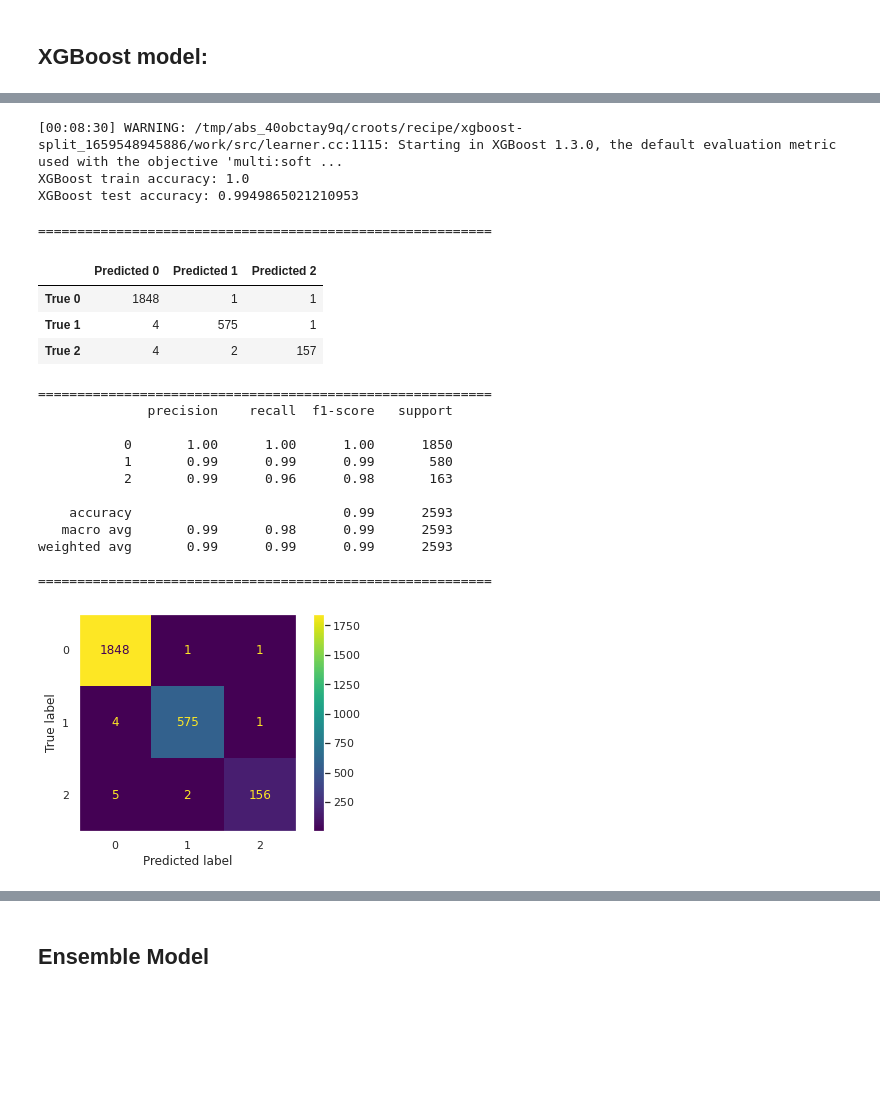
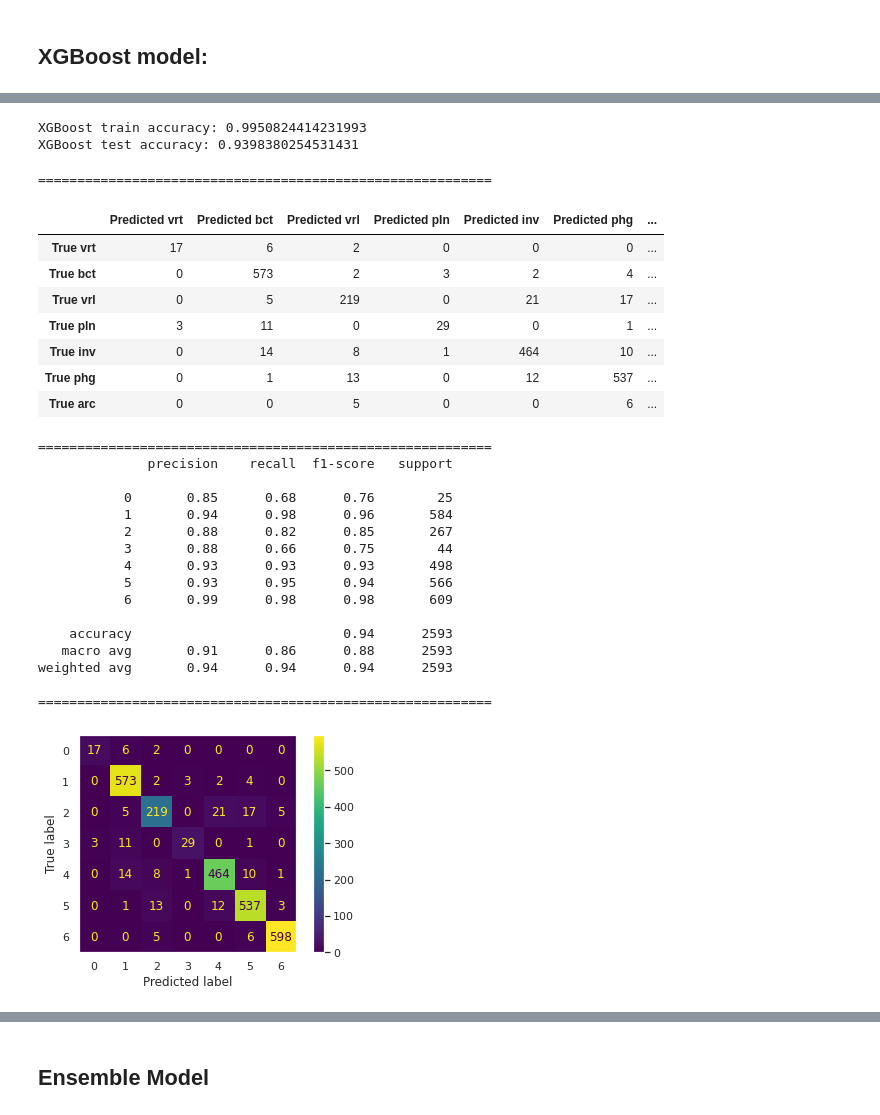
Before and after one commit to PyJasmine/codon, a Jupyter notebook: notebooks/Modelling Kingdom classes.ipynb, the cells around one changed output, grey strips where cells are left out. Drawn from its saved outputs; the diff is of its cells as text; code cells hidden in the pictures; blank space fills up the shorter version.

Commit message:
Finished models

```diff
--- a/notebooks/Modelling Kingdom classes.ipynb
+++ b/notebooks/Modelling Kingdom classes.ipynb
@@ -101,7 +111,7 @@ codon.describe()
 # %%
 #assigning the target and features y and X
 
-X = codon.drop(columns=['Kingdom','DNAtype', 'SpeciesName']) #features
+X = codon.drop(columns=['Kingdom', 'DNAtype', 'SpeciesName', 'SpeciesID']) #features
 y = codon['Kingdom'] #target
 
 X_train, X_test, y_train, y_test = train_test_split(X, y, stratify=y, test_size=0.2)
@@ -436,15 +456,22 @@ print(class_report_knn_0)
 weighted avg       0.95      0.94      0.94      2593
 # %% [markdown]
 ## XGBoost model:
+# %%
+# Instantiate the label encoder
+label_enc = LabelEncoder()
+
+# Fit and transform the y_train, and transform the y_test
+y_train_enc = label_enc.fit_transform(y_train)
+y_test_enc = label_enc.transform(y_test)
 # %%
-maxdepth = range(10)
+maxdepth = range(1, 10)
 
 train_accuracies_1 = []
 test_accuracies_1 = []
 
 for d in maxdepth:
-    XGB_model = XGBClassifier(max_depth= d, use_label_encoder=False)
-    XGB_model.fit(X_train, y_train)
+    XGB_model_ = XGBClassifier(max_depth= d, use_label_encoder=False)
+    XGB_model_.fit(X_train, y_train_enc)
 
-    train_accuracies_1.append(XGB_model.score(X_train, y_train))
-    test_accuracies_1.append(XGB_model.score(X_test, y_test))
+    train_accuracies_1.append(XGB_model_.score(X_train, y_train_enc))
+    test_accuracies_1.append(XGB_model_.score(X_test, y_test_enc))
@@ -477,55 +501,62 @@ XGB_accuracies_df.sort_values(by='Test scores', ascending=False).head(10)
 #XGBoost with max+depth = 3
 
 XGB_model_0 = XGBClassifier(max_depth= 3, use_label_encoder=False)
-XGB_model_0.fit(X_train, y_train)
+XGB_model_0.fit(X_train, y_train_enc)
 
-print(f'XGBoost train accuracy: {XGB_model_0.score(X_train, y_train)}')
-print(f'XGBoost test accuracy: {XGB_model_0.score(X_test, y_test)}')
+print(f'XGBoost train accuracy: {XGB_model_0.score(X_train, y_train_enc)}')
+print(f'XGBoost test accuracy: {XGB_model_0.score(X_test, y_test_enc)}')
 # %% [output]
-[00:08:30] WARNING: /tmp/abs_40obctay9q/croots/recipe/xgboost-split_1659548945886/work/src/learner.cc:1115: Starting in XGBoost 1.3.0, the default evaluation metric used with the objective 'multi:soft ...
-XGBoost train accuracy: 1.0
-XGBoost test accuracy: 0.9949865021210953
+XGBoost train accuracy: 0.9950824414231993
+XGBoost test accuracy: 0.9398380254531431
 # %%
 y_predicted_1 = XGB_model_0.predict(X_test)
 
 # Generate confusion matrix
-cf_matrix_1 = confusion_matrix(y_test, y_predicted_1)
+cf_matrix_1 = confusion_matrix(y_test_enc, y_predicted_1)
 
 # label rows and columns
 cf_df_1 = pd.DataFrame(
     cf_matrix_1,
     columns=["Predicted vrt", "Predicted bct", "Predicted vrl", "Predicted pln", "Predicted inv", "Predicted phg", "Predicted arc"],
     index=["True vrt", "True bct", "True vrl", "True pln", "True inv", "True phg", "True arc"])
 
 print('==========================================================')
 
 display(cf_df_1)
 sns.set_theme(style="dark")
-plot_confusion_matrix(XGB_model, X_test, y_test)
+plot_confusion_matrix(XGB_model_0, X_test, y_test_enc)
 
 print('==========================================================')
 
 
 #Precision Recall and F1 scores
-class_report_xgb_0 = classification_report(y_test, y_predicted_1)
+class_report_xgb_0 = classification_report(y_test_enc, y_predicted_1)
 print(class_report_xgb_0)
 print('==========================================================')
 # %% [output]
 ==========================================================
-|  | Predicted 0 | Predicted 1 | Predicted 2 |
-| True 0 | 1848 | 1 | 1 |
-| True 1 | 4 | 575 | 1 |
-| True 2 | 4 | 2 | 157 |
+|  | Predicted vrt | Predicted bct | Predicted vrl | Predicted pln | Predicted inv | Predicted phg | ... |
+| True vrt | 17 | 6 | 2 | 0 | 0 | 0 | ... |
+| True bct | 0 | 573 | 2 | 3 | 2 | 4 | ... |
+| True vrl | 0 | 5 | 219 | 0 | 21 | 17 | ... |
+| True pln | 3 | 11 | 0 | 29 | 0 | 1 | ... |
+| True inv | 0 | 14 | 8 | 1 | 464 | 10 | ... |
+| True phg | 0 | 1 | 13 | 0 | 12 | 537 | ... |
+| True arc | 0 | 0 | 5 | 0 | 0 | 6 | ... |
 ==========================================================
               precision    recall  f1-score   support
 
-           0       1.00      1.00      1.00      1850
-           1       0.99      0.99      0.99       580
-           2       0.99      0.96      0.98       163
+           0       0.85      0.68      0.76        25
+           1       0.94      0.98      0.96       584
+           2       0.88      0.82      0.85       267
+           3       0.88      0.66      0.75        44
+           4       0.93      0.93      0.93       498
+           5       0.93      0.95      0.94       566
+           6       0.99      0.98      0.98       609
 
-    accuracy                           0.99      2593
-   macro avg       0.99      0.98      0.99      2593
-weighted avg       0.99      0.99      0.99      2593
+    accuracy                           0.94      2593
+   macro avg       0.91      0.86      0.88      2593
+weighted avg       0.94      0.94      0.94      2593
 
 ==========================================================
-[figure, old version]
+[figure, new version]
```
Also changed, not shown: parts of 41 cells of this notebook.
